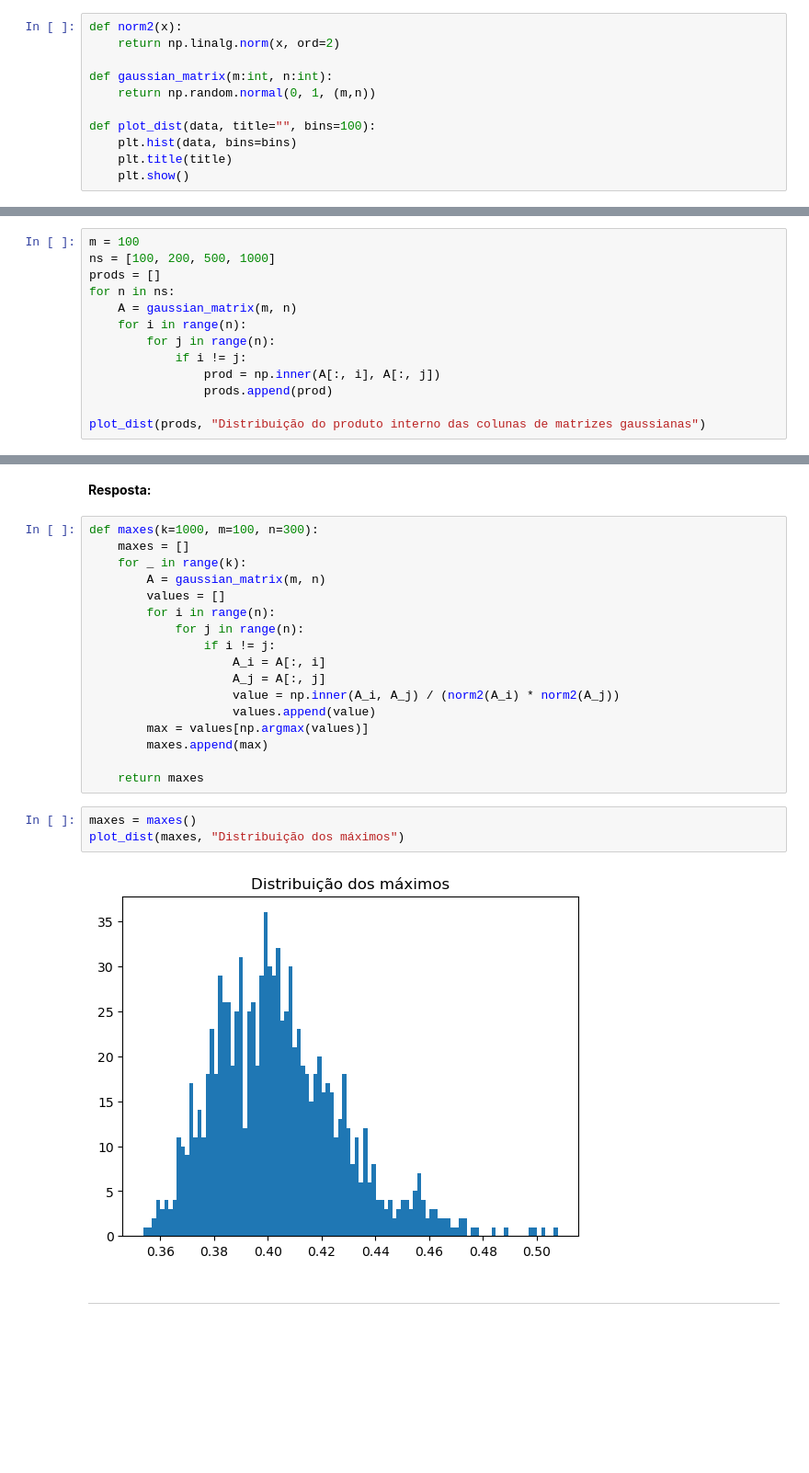
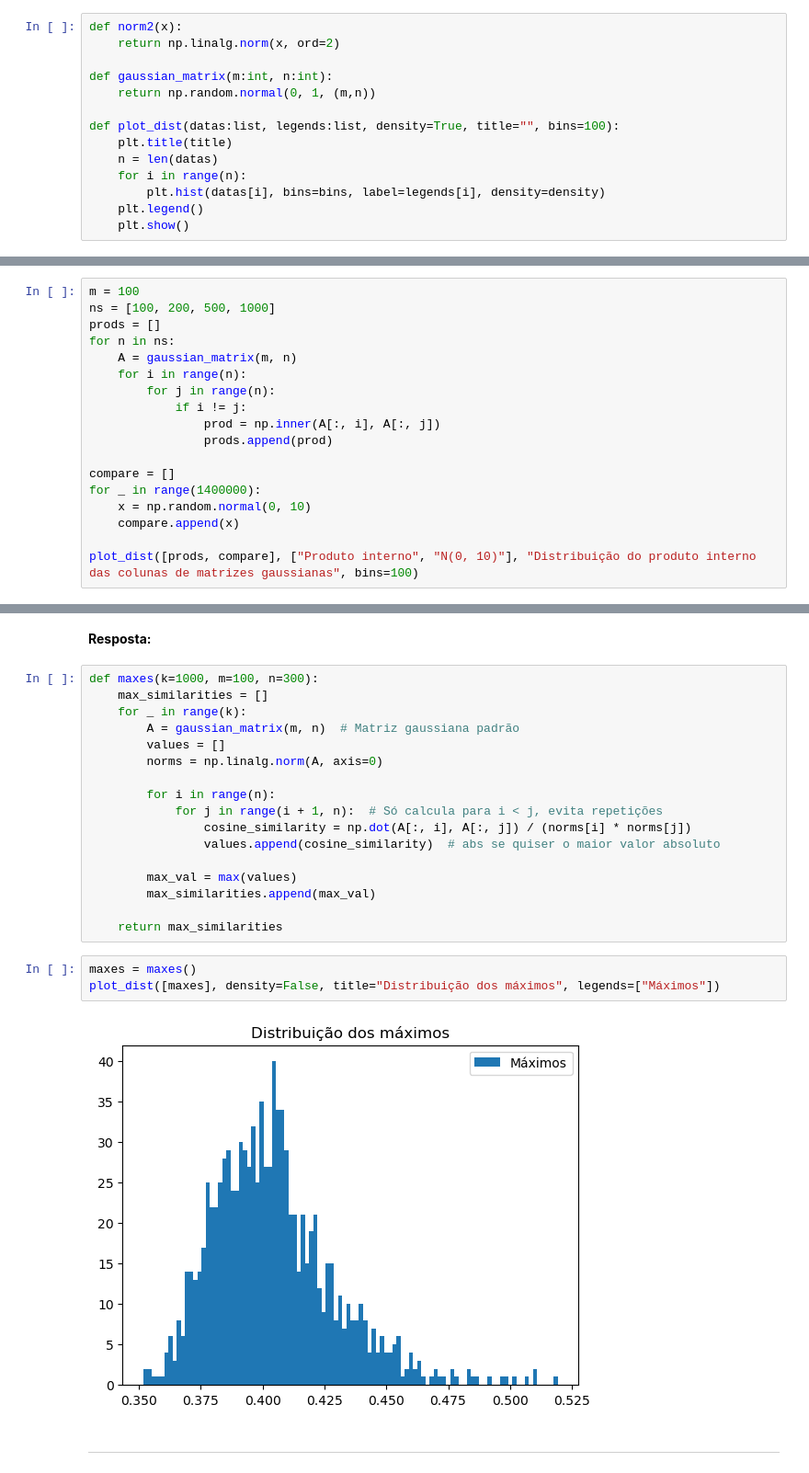
Before and after one commit to alexoliveiraFGV24/rand_nla, a Jupyter notebook: final/Projeto4.ipynb, the cells around one changed output, grey strips where cells are left out. Shown at 92% size. Drawn from its saved outputs; the diff is of its cells as text; blank space fills up the shorter version.

```diff
--- a/final/Projeto4.ipynb
+++ b/final/Projeto4.ipynb
@@ -31,9 +31,12 @@ def norm2(x):
 def gaussian_matrix(m:int, n:int):
     return np.random.normal(0, 1, (m,n))
 
-def plot_dist(data, title="", bins=100):
-    plt.hist(data, bins=bins)
+def plot_dist(datas:list, legends:list, density=True, title="", bins=100):
     plt.title(title)
+    n = len(datas)
+    for i in range(n):
+        plt.hist(datas[i], bins=bins, label=legends[i], density=density)
+    plt.legend()
     plt.show()
 # %%
 n = 500
@@ -65,5 +68,10 @@ for n in ns:
                 prod = np.inner(A[:, i], A[:, j])
                 prods.append(prod)
 
-plot_dist(prods, "Distribuição do produto interno das colunas de matrizes gaussianas")
+compare = []
+for _ in range(1400000):
+    x = np.random.normal(0, 10)
+    compare.append(x)
+
+plot_dist([prods, compare], ["Produto interno", "N(0, 10)"], "Distribuição do produto interno das colunas de matrizes gaussianas", bins=100)
 # %% [output]
@@ -76,26 +84,26 @@ plot_dist(prods, "Distribuição do produto interno das colunas de matrizes gaus
 **Resposta:**
 # %%
 def maxes(k=1000, m=100, n=300):
-    maxes = []
+    max_similarities = []
     for _ in range(k):
-        A = gaussian_matrix(m, n)
+        A = gaussian_matrix(m, n)  # Matriz gaussiana padrão
         values = []
+        norms = np.linalg.norm(A, axis=0)
+
         for i in range(n):
-            for j in range(n):
-                if i != j:
-                    A_i = A[:, i]
-                    A_j = A[:, j]
-                    value = np.inner(A_i, A_j) / (norm2(A_i) * norm2(A_j))
-                    values.append(value)
-        max = values[np.argmax(values)]
-        maxes.append(max)
+            for j in range(i + 1, n):  # Só calcula para i < j, evita repetições
+                cosine_similarity = np.dot(A[:, i], A[:, j]) / (norms[i] * norms[j])
+                values.append(cosine_similarity)  # abs se quiser o maior valor absoluto
 
-    return maxes
+        max_val = max(values)
+        max_similarities.append(max_val)
+
+    return max_similarities
 # %%
 maxes = maxes()
-plot_dist(maxes, "Distribuição dos máximos")
+plot_dist([maxes], density=False, title="Distribuição dos máximos", legends=["Máximos"])
 # %% [output]
-[figure, old version]
+[figure, new version]
 # %% [markdown]
 ---
 # %% [markdown]
```
Also changed, not shown: parts of 2 cells of this notebook, 2 other files.
